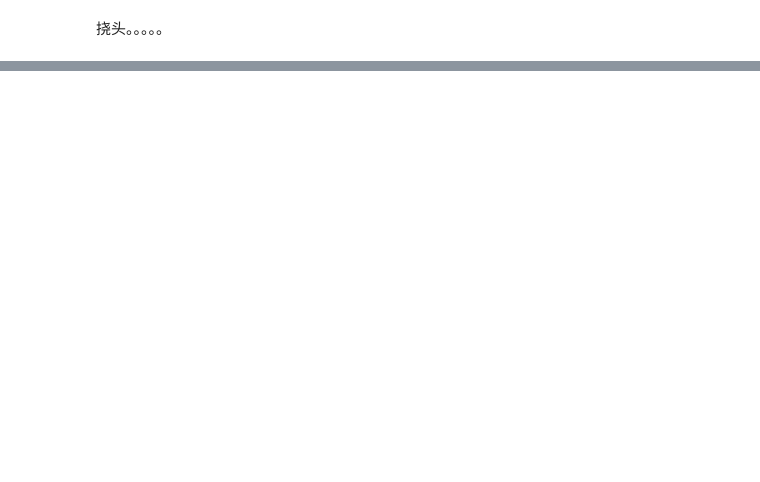
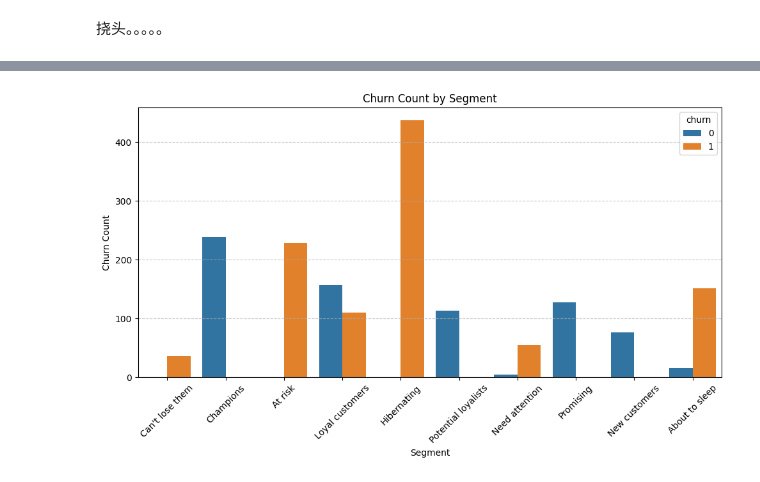
Before and after one commit to HanL1223/JR_Recommender, a Jupyter notebook: projects/cafe-analytics/Codes/CA-42.ipynb, the cells around one changed output, grey strips where cells are left out. Cells and saved outputs as stored; diff of their text form; code cells hidden in the pictures; blank space fills up the shorter version.

Commit message:
added the churn with RFM analysis

```diff
--- a/projects/cafe-analytics/Codes/CA-42.ipynb
+++ b/projects/cafe-analytics/Codes/CA-42.ipynb
@@ -222,0 +243,3 @@ plt.show()
+# %%
+# customer_df = customer_df.drop(columns=['Frequency','Monetary'])
+customer_df = pd.merge(customer_df, rfm_df[['customer_id', 'Segment', 'RFM_Segment', 'RFM_Score']], on='customer_id', how='left')
@@ -222,0 +263,12 @@ plt.show()
+# %%
+plt.figure(figsize=(10, 6))
+sns.countplot(data=customer_df, x='Segment', hue='churn')
+plt.title('Churn Count by Segment')
+plt.xlabel('Segment')
+plt.ylabel('Churn Count')
+plt.xticks(rotation=45)
+plt.grid(axis='y', linestyle='--', alpha=0.7)
+plt.tight_layout()
+plt.show()
+# %% [output]
+[figure, added]
```
Also changed, not shown: parts of 15 cells of this notebook.
